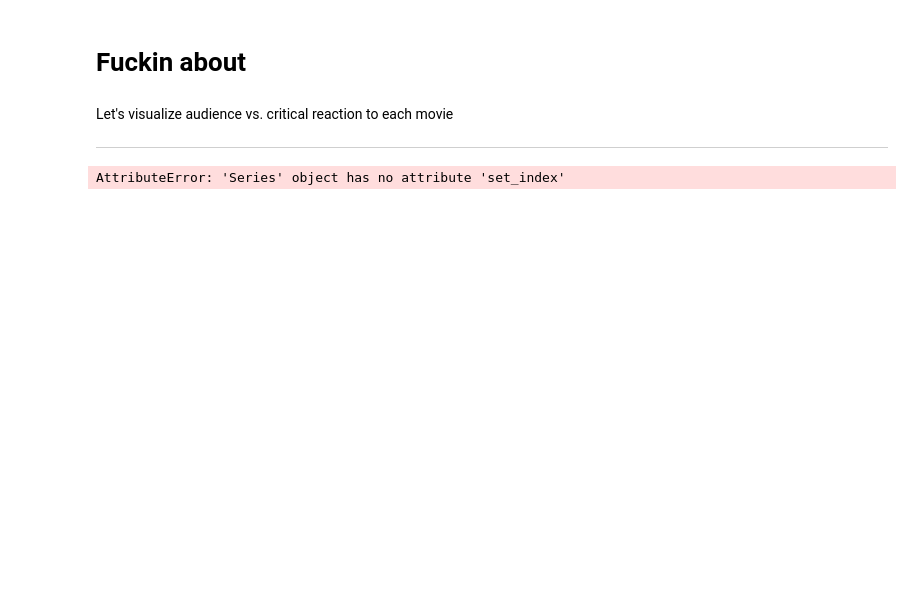
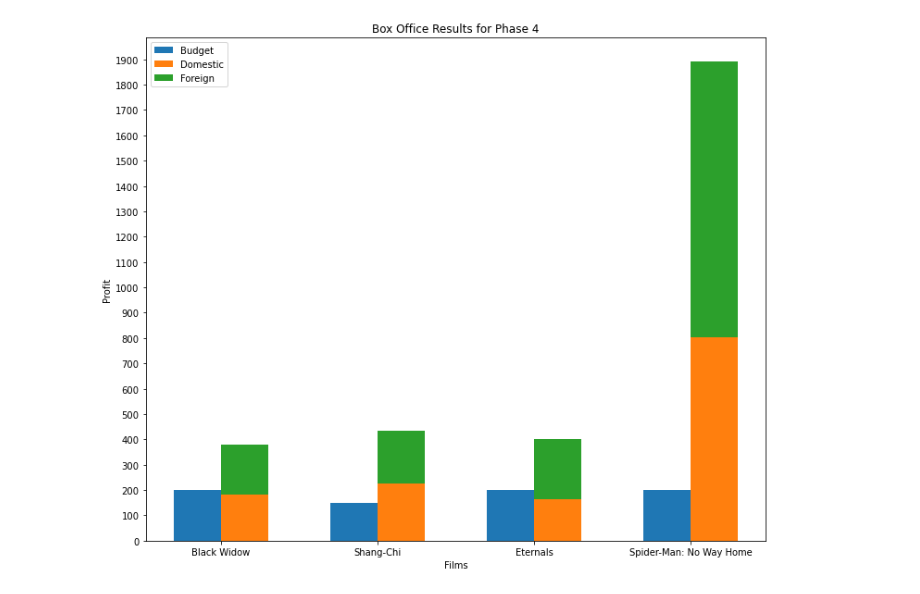
Before and after one commit to zsbrown97/Datasets, a Jupyter notebook: MCU/MCU.ipynb, the cells around one changed output. Cells and saved outputs as stored; diff of their text form; code cells hidden in the pictures; blank space fills up the shorter version.

```diff
--- a/MCU/MCU.ipynb
+++ b/MCU/MCU.ipynb
@@ -113,3 +131,0 @@ Setting the index as the Film column
-# %%
-mcu = mcu.set_index('Phase')
-mcu
@@ -137,5 +131,0 @@ Converting currency values to int for later analysis
-# %%
-mcu['Budget'] = mcu['Budget'].replace(',','', regex=True).astype('int')
-mcu['Opening Weekend Gross'] = mcu['Opening Weekend Gross'].replace(',','', regex=True).astype('int')
-mcu['Domestic Gross'] = mcu['Domestic Gross'].replace(',','', regex=True).astype('int')
-mcu['Worldwide Gross'] = mcu['Worldwide Gross'].replace(',','', regex=True).astype('int')
@@ -149,5 +131,0 @@ Breaking the larger table into smaller tables, based on the phase of the MCU the
-# %% [markdown]
-# Fuckin about
-# %% [markdown]
-Let's visualize audience vs. critical reaction to each movie
-___
@@ -164,4 +132,28 @@ ___
-# %%
-rec(1)
-# %% [output]
-AttributeError: 'Series' object has no attribute 'set_index'
+# %%
+def boxoffice(x):
+    phaseDf = mcu.loc[mcu['Phase'] == x]
+    film = phaseDf.index.values
+    budget = phaseDf['Budget']*0.000001
+    domestic = phaseDf['Domestic Gross']*0.000001
+    worldwide = phaseDf['Worldwide Gross']*0.000001
+    foreign = worldwide - domestic
+    x_axis = np.arange(len(film))
+    title = 'Box Office Results for Phase '+str(x)
+    plotWidth = film.size * 3
+
+    plt.figure(figsize=(plotWidth,10))
+    plt.bar(x_axis-0.15, budget, 0.3, label = 'Budget')
+    plt.bar(x_axis+0.15, domestic, 0.3, label = 'Domestic')
+    plt.bar(x_axis+0.15, foreign, 0.3, label = 'Foreign', bottom=domestic)
+
+    plt.xticks(x_axis, film)
+    plt.xlabel('Films')
+    plt.ylabel('Profit')
+    plt.yticks(np.arange(0,max(worldwide + 100), 100))
+    plt.title(title)
+    plt.legend()
+    plt.show()
+# %%
+boxoffice(4)
+# %% [output]
+[figure, added]
```
Also changed, not shown: parts of 21 cells of this notebook, 3 other files.
